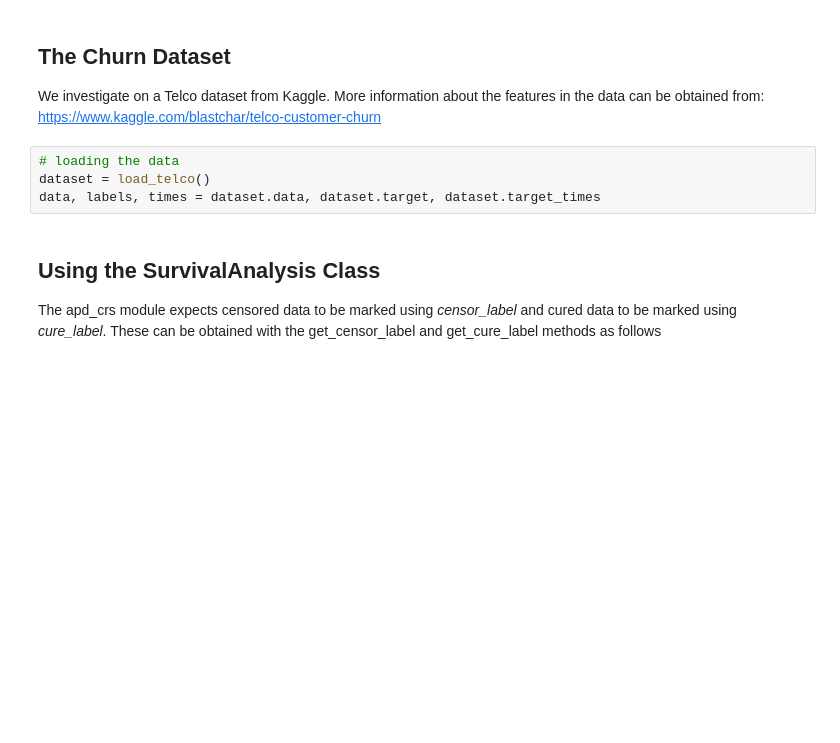
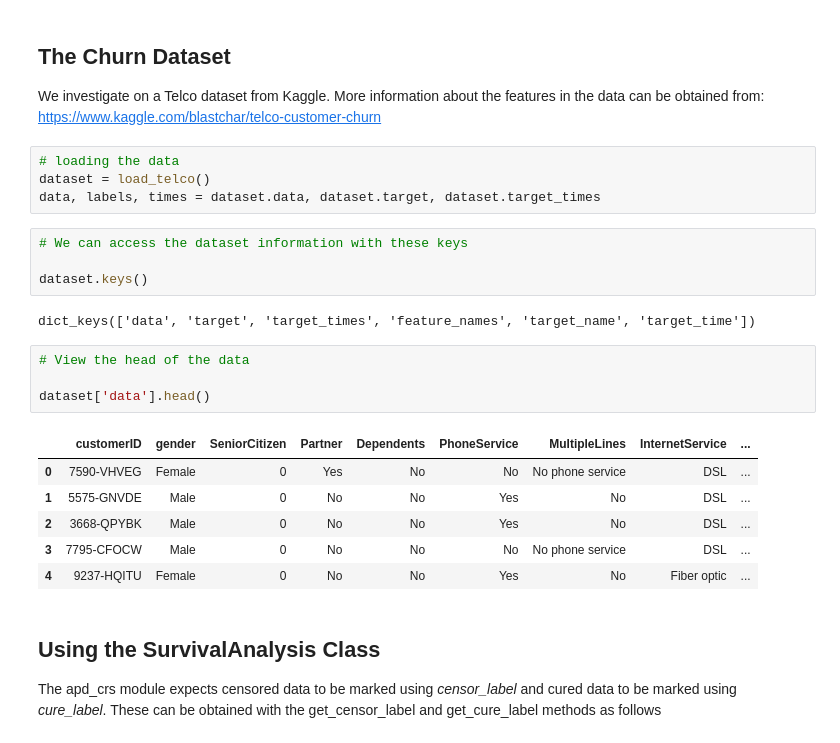
Before and after one commit to Aimpoint-Digital/apd-crs, a Jupyter notebook: docs/tutorials/Churn.ipynb, the cells around one changed output. Drawn from its saved outputs; the diff is of its cells as text; blank space fills up the shorter version.

```diff
--- a/docs/tutorials/Churn.ipynb
+++ b/docs/tutorials/Churn.ipynb
@@ -33,6 +33,23 @@ We investigate on a Telco dataset from Kaggle. More information about the featur
 # loading the data
 dataset = load_telco()
 data, labels, times = dataset.data, dataset.target, dataset.target_times
+# %%
+# We can access the dataset information with these keys
+
+dataset.keys()
+# %% [output]
+dict_keys(['data', 'target', 'target_times', 'feature_names', 'target_name', 'target_time'])
+# %%
+# View the head of the data
+
+dataset['data'].head()
+# %% [output]
+|  | customerID | gender | SeniorCitizen | Partner | Dependents | PhoneService | MultipleLines | InternetService | ... |
+| 0 | 7590-VHVEG | Female | 0 | Yes | No | No | No phone service | DSL | ... |
+| 1 | 5575-GNVDE | Male | 0 | No | No | Yes | No | DSL | ... |
+| 2 | 3668-QPYBK | Male | 0 | No | No | Yes | No | DSL | ... |
+| 3 | 7795-CFOCW | Male | 0 | No | No | No | No phone service | DSL | ... |
+| 4 | 9237-HQITU | Female | 0 | No | No | Yes | No | Fiber optic | ... |
 # %% [markdown]
 ## Using the SurvivalAnalysis Class
 The apd_crs module expects censored data to be marked using _censor_label_ and cured data to be marked using _cure_label_. These can be obtained with the get_censor_label and get_cure_label methods as follows
```
Also changed, not shown: parts of 7 cells of this notebook.
